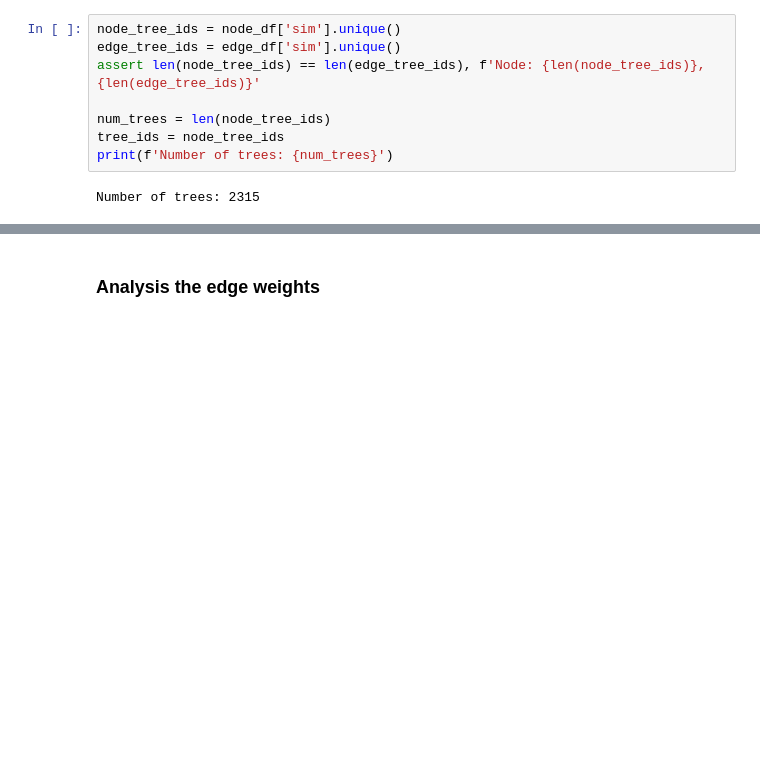
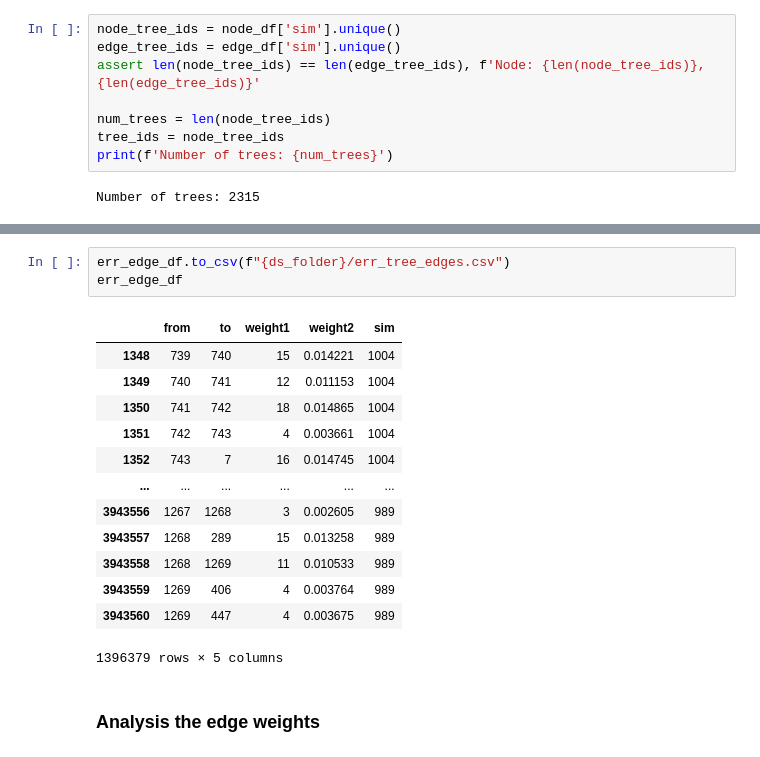
Before and after one commit to YanjunLi-CS/DeepPhyTree, a Jupyter notebook: aly/aly_data_04272021_tree.ipynb, the cells around one changed output, grey strips where cells are left out. Drawn from its saved outputs; the diff is of its cells as text; blank space fills up the shorter version.

```diff
--- a/aly/aly_data_04272021_tree.ipynb
+++ b/aly/aly_data_04272021_tree.ipynb
@@ -88,3 +153,20 @@ Number of trees: 2315
+# %%
+err_edge_df.to_csv(f"{ds_folder}/err_tree_edges.csv")
+err_edge_df
+# %% [output]
+|  | from | to | weight1 | weight2 | sim |
+| 1348 | 739 | 740 | 15 | 0.014221 | 1004 |
+| 1349 | 740 | 741 | 12 | 0.011153 | 1004 |
+| 1350 | 741 | 742 | 18 | 0.014865 | 1004 |
+| 1351 | 742 | 743 | 4 | 0.003661 | 1004 |
+| 1352 | 743 | 7 | 16 | 0.014745 | 1004 |
+| ... | ... | ... | ... | ... | ... |
+| 3943556 | 1267 | 1268 | 3 | 0.002605 | 989 |
+| 3943557 | 1268 | 289 | 15 | 0.013258 | 989 |
+| 3943558 | 1268 | 1269 | 11 | 0.010533 | 989 |
+| 3943559 | 1269 | 406 | 4 | 0.003764 | 989 |
+| 3943560 | 1269 | 447 | 4 | 0.003675 | 989 |
+1396379 rows × 5 columns
 # %% [markdown]
 ### Analysis the edge weights
 # %%
```
Also changed, not shown: parts of 6 cells of this notebook.
